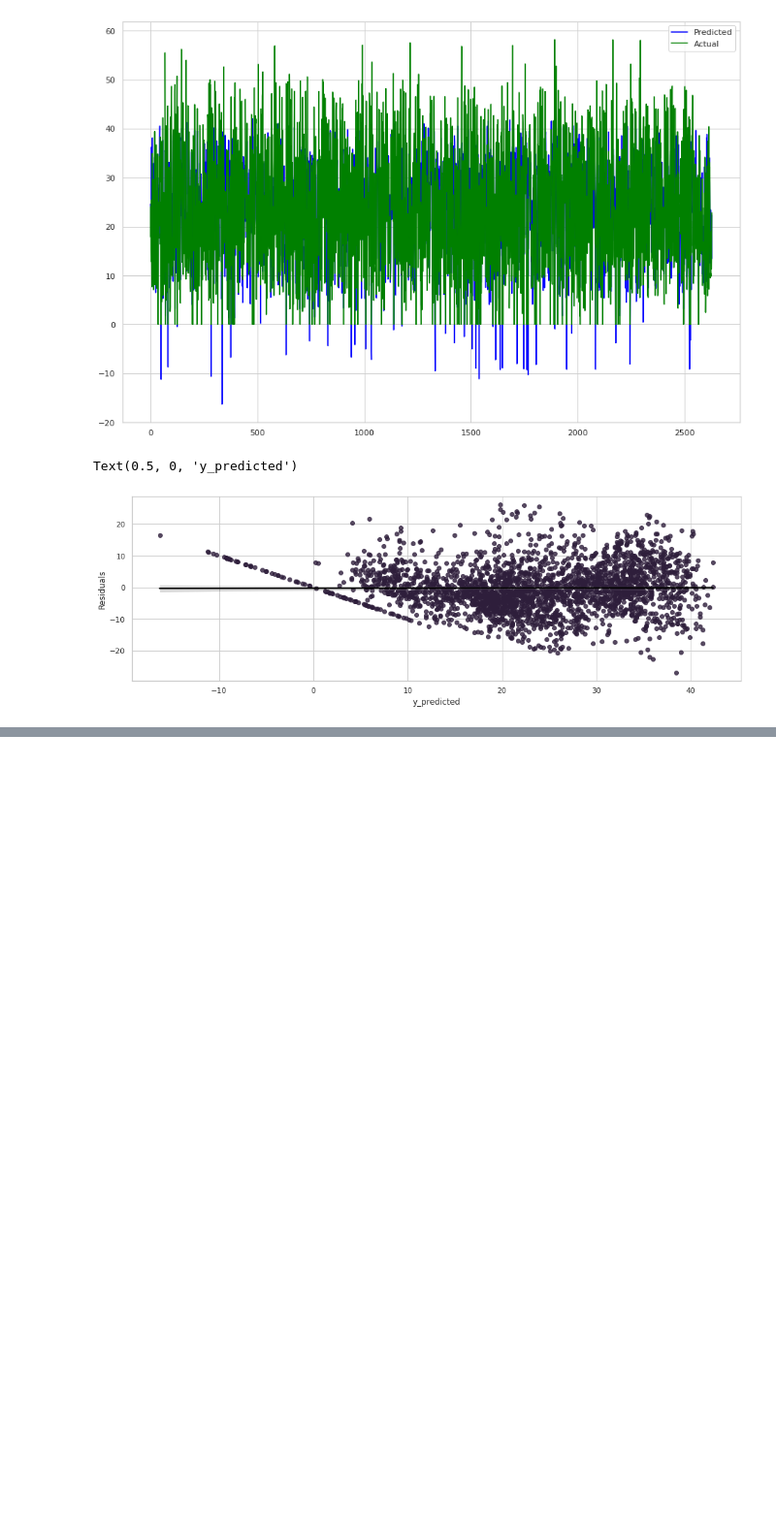
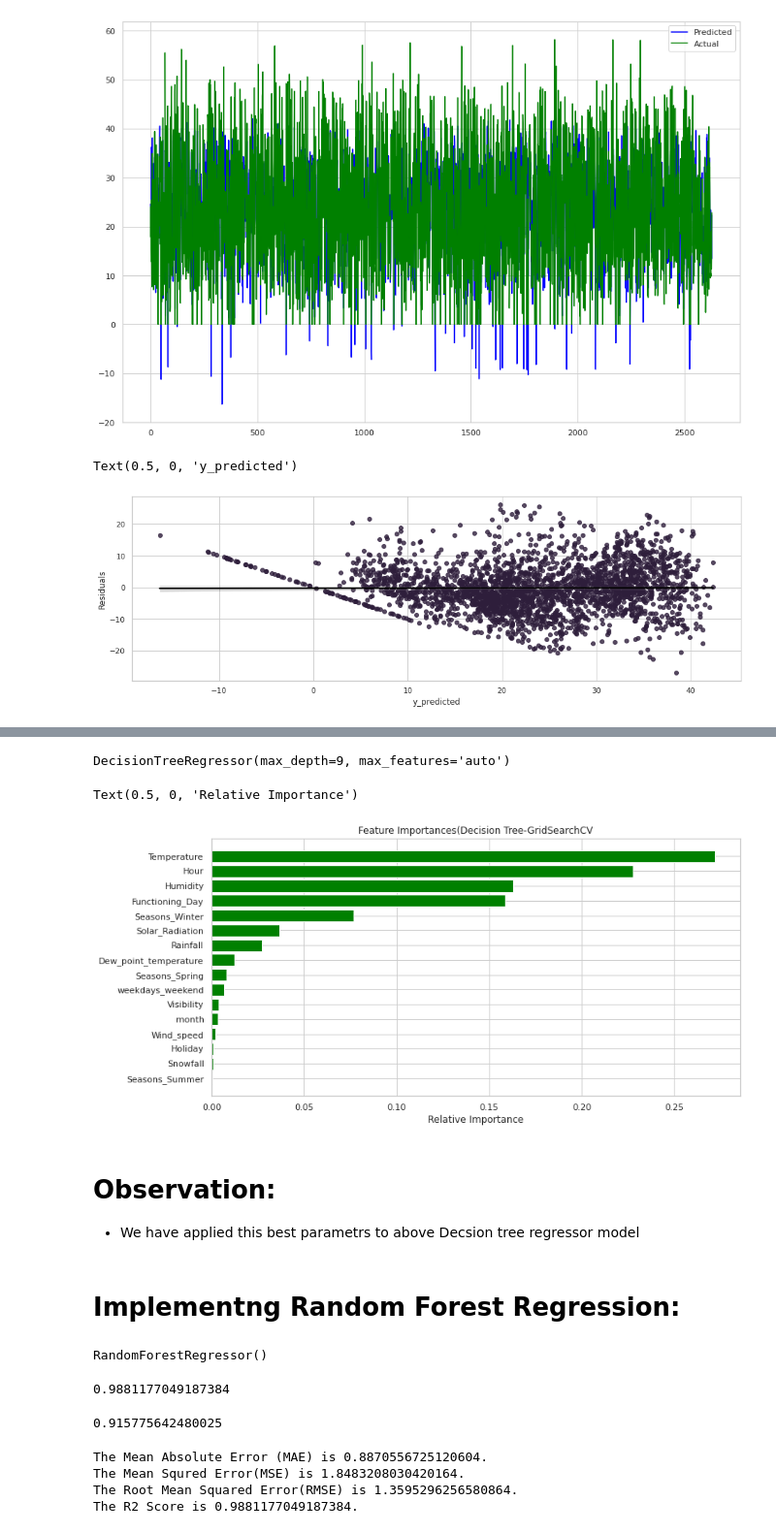
Before and after one commit to sushmitasardar/Tesla-code-supervised-ML-project, a Jupyter notebook: Copy_of_Bike_Sharing_Demand_Prediction_Capstone_Project(Individual_collab).ipynb, the cells around one changed output, grey strips where cells are left out. Shown at 97% size. Saved outputs shown, nothing was run; the diff lists cells and outputs as text; code cells hidden in the pictures; blank space fills up the shorter version.

```diff
--- a/Copy_of_Bike_Sharing_Demand_Prediction_Capstone_Project(Individual_collab).ipynb
+++ b/Copy_of_Bike_Sharing_Demand_Prediction_Capstone_Project(Individual_collab).ipynb
@@ -906,0 +1039,38 @@ Text(0.5, 0, 'y_predicted')
+# %%
+D_tree=DecisionTreeRegressor(max_depth=9,max_features='auto',splitter='best')
+D_tree.fit(X_train,y_train)
+# %% [output]
+DecisionTreeRegressor(max_depth=9, max_features='auto')
+# %%
+imp_variables=X.columns
+importances = D_tree.feature_importances_
+indices = np.argsort(importances)
+plt.figure(figsize=(12,6))
+plt.title('Feature Importances(Decision Tree-GridSearchCV')
+plt.barh(range(len(indices)), importances[indices], color='g', align='center')
+plt.yticks(range(len(indices)), imp_variables[indices])
+plt.xlabel('Relative Importance')
+# %% [output]
+Text(0.5, 0, 'Relative Importance')
+[figure, added]
+# %% [markdown]
+# **Observation:**
+
+
+*   We have applied this best parametrs to above Decsion tree regressor model
+# %% [markdown]
+# **Implementng Random Forest Regression:**
+# %%
+from sklearn.ensemble import RandomForestRegressor
+rf=RandomForestRegressor()
+rf.fit(X_train,y_train)
+# %% [output]
+RandomForestRegressor()
+# %%
+rf.score(X_train,y_train)
+# %% [output]
+0.9881177049187384
+# %%
+rf.score(X_test,y_test)
+# %% [output]
+0.915775642480025
@@ -906,0 +1080,23 @@ Text(0.5, 0, 'y_predicted')
+# %%
+# Evaluation of training data set
+
+#Calculate Mean Absolute Error.
+MAE= mean_absolute_error(y_train,y_pred_train)
+print(f"The Mean Absolute Error (MAE) is {MAE}.")
+
+#Calculate  Mean Squared Error
+MSE=mean_squared_error(y_train,y_pred_train)
+print(f"The Mean Squred Error(MSE) is {MSE}.")
+
+#Calculate Root Mean Squared Error
+RMSE=np.sqrt(MSE)
+print(f"The Root Mean Squared Error(RMSE) is {RMSE}.")
+
+#Calculate R2 Score
+R2=r2_score(y_train,y_pred_train)
+print(f"The R2 Score is {R2}.")
+# %% [output]
+The Mean Absolute Error (MAE) is 0.8870556725120604.
+The Mean Squred Error(MSE) is 1.8483208030420164.
+The Root Mean Squared Error(RMSE) is 1.3595296256580864.
+The R2 Score is 0.9881177049187384.
```
Also changed, not shown: parts of 41 cells of this notebook.
